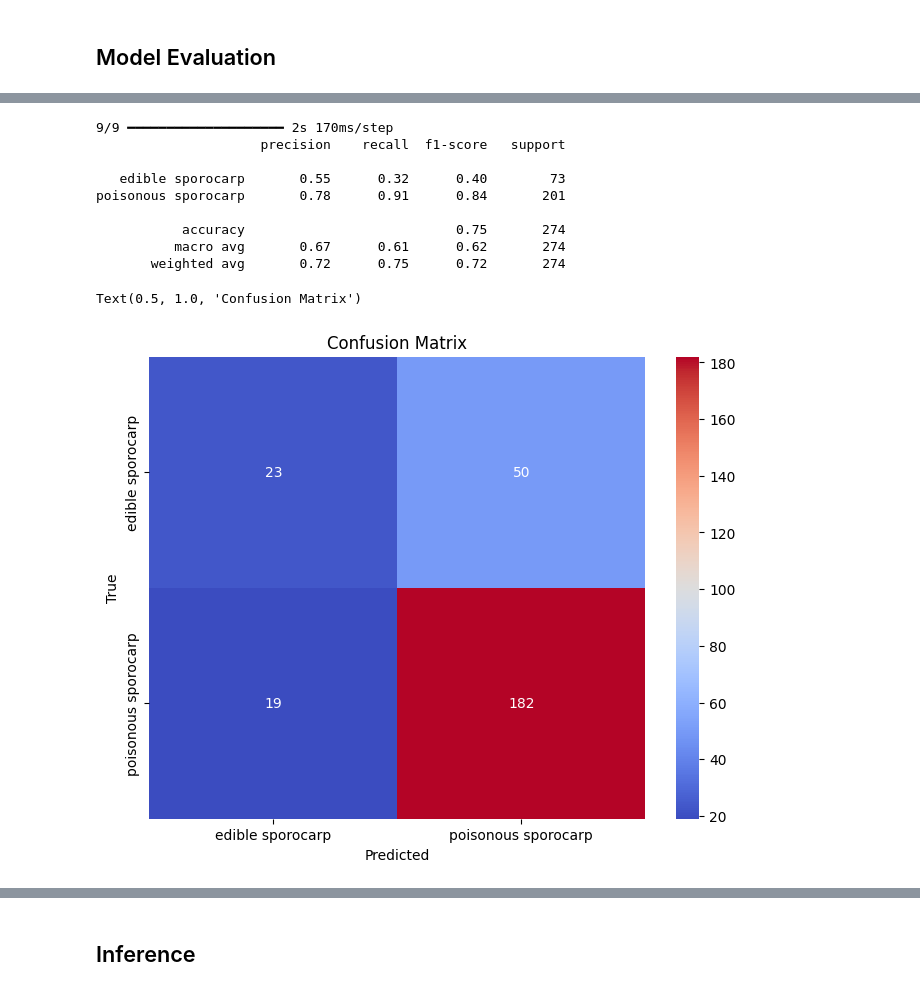
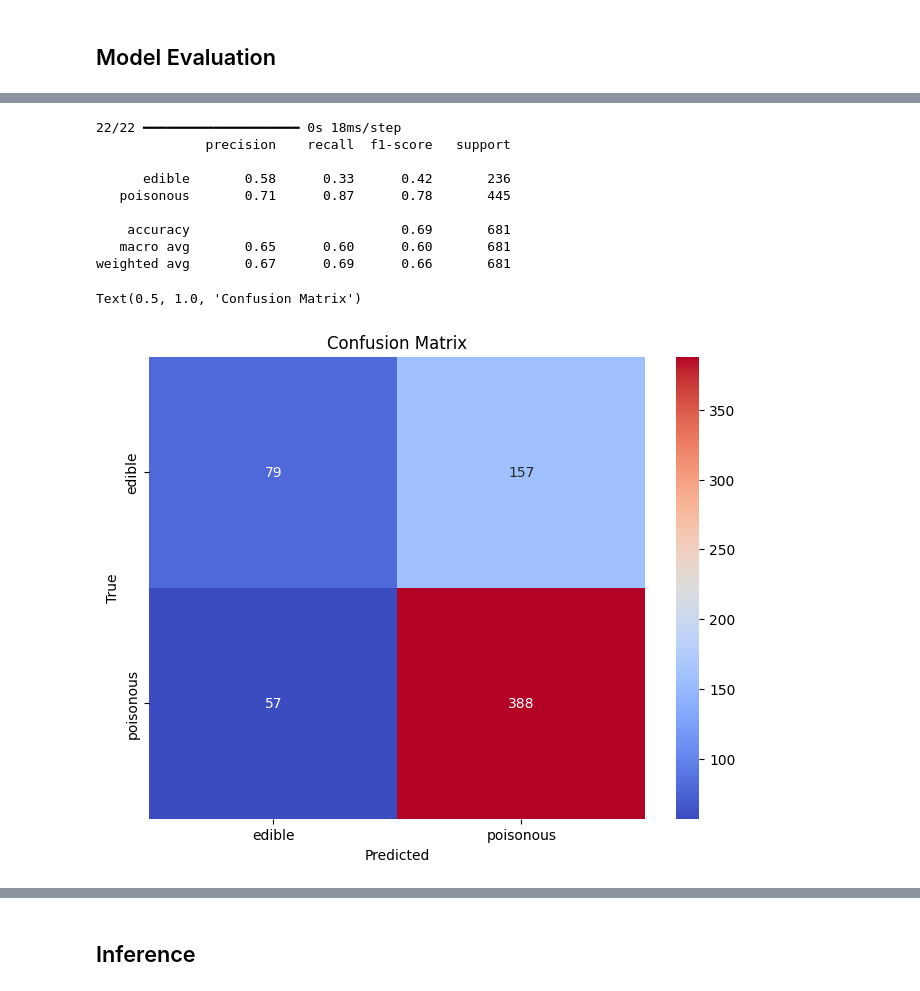
Before and after one commit to gigihArmy/Fungi-Image-Classification, a Jupyter notebook: Edible_and_poisonous_fungi_classification.ipynb, the cells around one changed output, grey strips where cells are left out. Saved outputs shown, nothing was run; the diff lists cells and outputs as text; code cells hidden in the pictures.

```diff
--- a/Edible_and_poisonous_fungi_classification.ipynb
+++ b/Edible_and_poisonous_fungi_classification.ipynb
@@ -122,8 +116,9 @@ X_test = X_test / 255.0
 ## Modelling
 # %%
 cnn = Sequential([
+    data_aug,
     #layer 1
-    Conv2D(filters=16, kernel_size=(3, 3), activation='relu', input_shape=(128, 128, 3)),
+    Conv2D(filters=16, kernel_size=(3, 3), activation='relu', input_shape=(224, 224, 3)),
     MaxPooling2D(pool_size=(2,2)),
     #layer 2
     Conv2D(filters=32, kernel_size=(3, 3), activation='relu'),
@@ -134,7 +129,7 @@ cnn = Sequential([
 
     Flatten(),
     Dense(128, activation='relu'),
-    Dense(len(classes), activation='sigmoid')
+    Dense(1, activation='sigmoid')
 
 ])
 # %%
@@ -164,7 +159,7 @@ Model: "sequential"
 # %%
 #model compile
 cnn.compile(optimizer=Adamax(learning_rate=0.001),
-            loss='sparse_categorical_crossentropy',
+            loss='binary_crossentropy',
             metrics=['accuracy'])
 
 #callback
@@ -172,17 +167,11 @@ callback = tf.keras.callbacks.EarlyStopping(
     monitor='val_loss',
     patience=10,
     restore_best_weights=True)
-
-model_checkpoint = tf.keras.callbacks.ModelCheckpoint(
-    filepath='best_model.keras',
-    save_best_only=True,
-    monitor='val_loss',
-)
 # %%
 history = cnn.fit(X_train, y_train,
-        validation_data=(X_val, y_val),
+        validation_data=(X_test, y_test),
         epochs=12,
         batch_size=20,
-        callbacks=[callback, model_checkpoint])
+        callbacks=[callback])
 # %% [output]
 Epoch 1/12
@@ -212,29 +203,29 @@ cnn.evaluate(X_test, y_test)
 # %%
 y_pred = cnn.predict(X_test)
-y_pred_classes = np.argmax(y_pred, axis=1)
+y_pred_classes = (y_pred > 0.5).astype(int).flatten()
 
-print(classification_report(y_test, y_pred_classes, target_names=classes))
+print(classification_report(y_test, y_pred_classes, target_names=['edible', 'poisonous']))
 # %% [output]
-9/9 ━━━━━━━━━━━━━━━━━━━━ 2s 170ms/step
-                     precision    recall  f1-score   support
+22/22 ━━━━━━━━━━━━━━━━━━━━ 0s 18ms/step
+              precision    recall  f1-score   support
 
-   edible sporocarp       0.55      0.32      0.40        73
-poisonous sporocarp       0.78      0.91      0.84       201
+      edible       0.58      0.33      0.42       236
+   poisonous       0.71      0.87      0.78       445
 
-           accuracy                           0.75       274
-          macro avg       0.67      0.61      0.62       274
-       weighted avg       0.72      0.75      0.72       274
+    accuracy                           0.69       681
+   macro avg       0.65      0.60      0.60       681
+weighted avg       0.67      0.69      0.66       681
 # %%
 #heatmap visualization
 cm = confusion_matrix(y_test, y_pred_classes)
 plt.figure(figsize=(8, 6))
-sns.heatmap(cm, annot=True, fmt='d', cmap='coolwarm', xticklabels=classes, yticklabels=classes)
+sns.heatmap(cm, annot=True, fmt='d', cmap='coolwarm', xticklabels=['edible', 'poisonous'], yticklabels=['edible', 'poisonous'])
 plt.xlabel('Predicted')
 plt.ylabel('True')
 plt.title('Confusion Matrix')
 # %% [output]
 Text(0.5, 1.0, 'Confusion Matrix')
-[figure, old version]
+[figure, new version]
 # %%
 #plot accuracy
 plt.figure(figsize=(10, 8))
```
Also changed, not shown: parts of 33 cells of this notebook.
